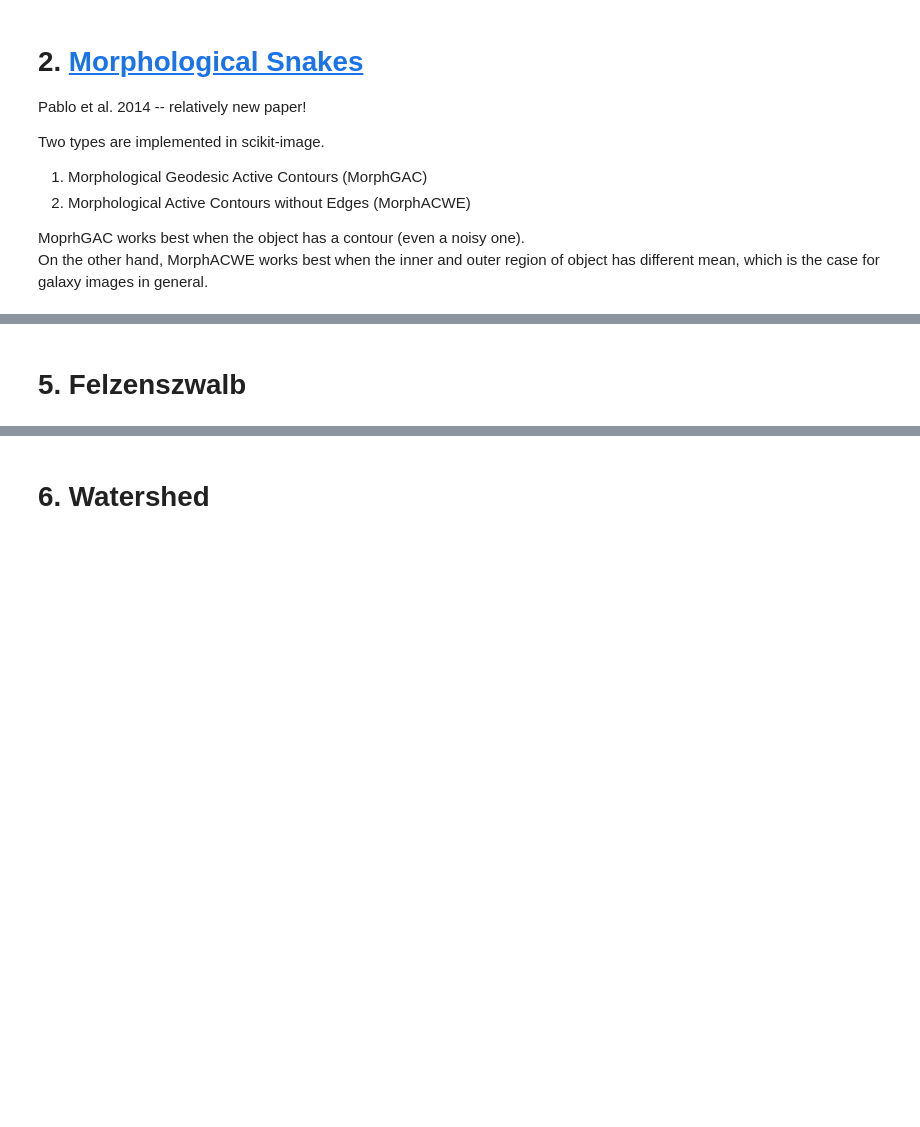
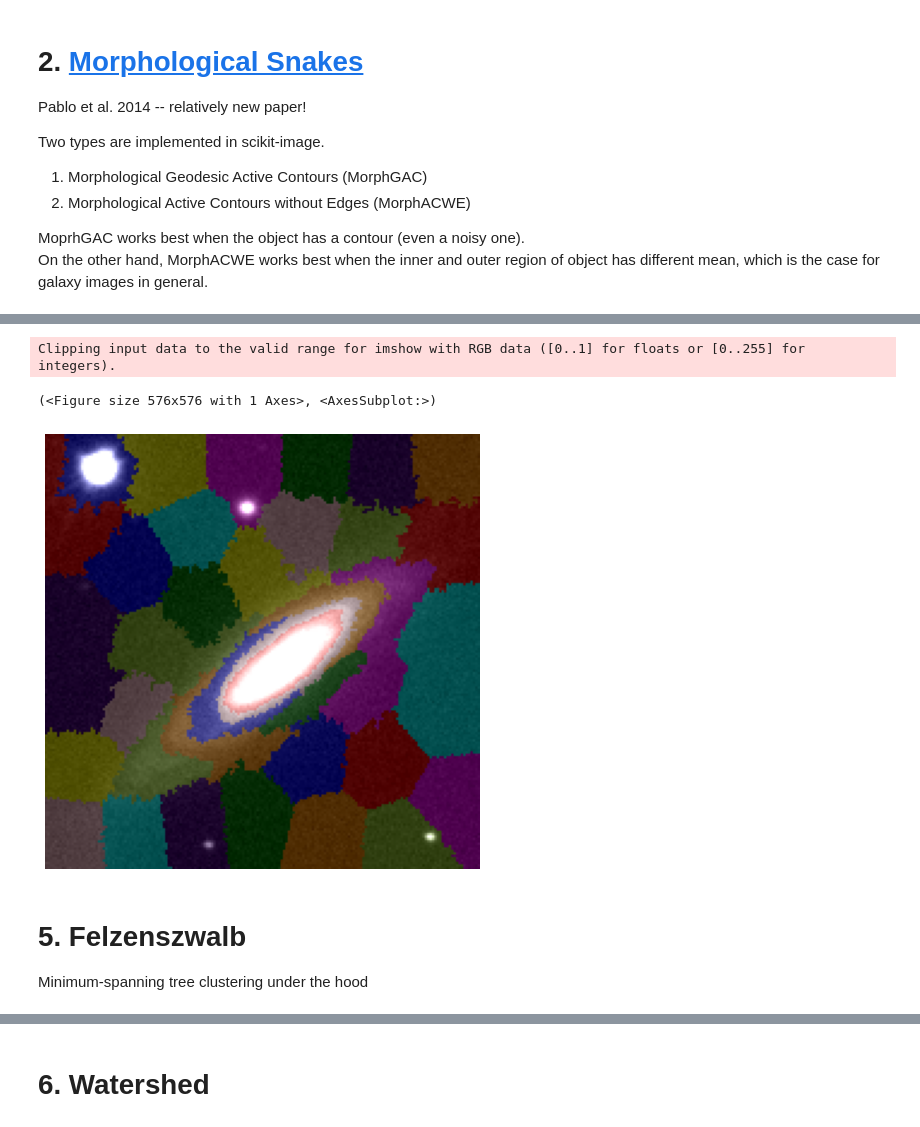
Before and after one commit to Hoseung/astroBF, a Jupyter notebook: notebooks/Galaxy test case.ipynb, the cells around one changed output, grey strips where cells are left out. Cells and saved outputs as stored; diff of their text form; code cells hidden in the pictures; blank space fills up the shorter version.

```diff
--- a/notebooks/Galaxy test case.ipynb
+++ b/notebooks/Galaxy test case.ipynb
@@ -287,2 +360,12 @@ plt.show()
+# %%
+image_slic = seg.slic(rgb, n_segments=51)
+# %%
+image_show(color.label2rgb(image_slic, rgb))#, kind='avg'))
+# %% [output]
+Clipping input data to the valid range for imshow with RGB data ([0..1] for floats or [0..255] for integers).
+(<Figure size 576x576 with 1 Axes>, <AxesSubplot:>)
+[figure, added]
 # %% [markdown]
 # 5. Felzenszwalb
+
+Minimum-spanning tree clustering under the hood
```
Also changed, not shown: parts of 22 cells of this notebook.
